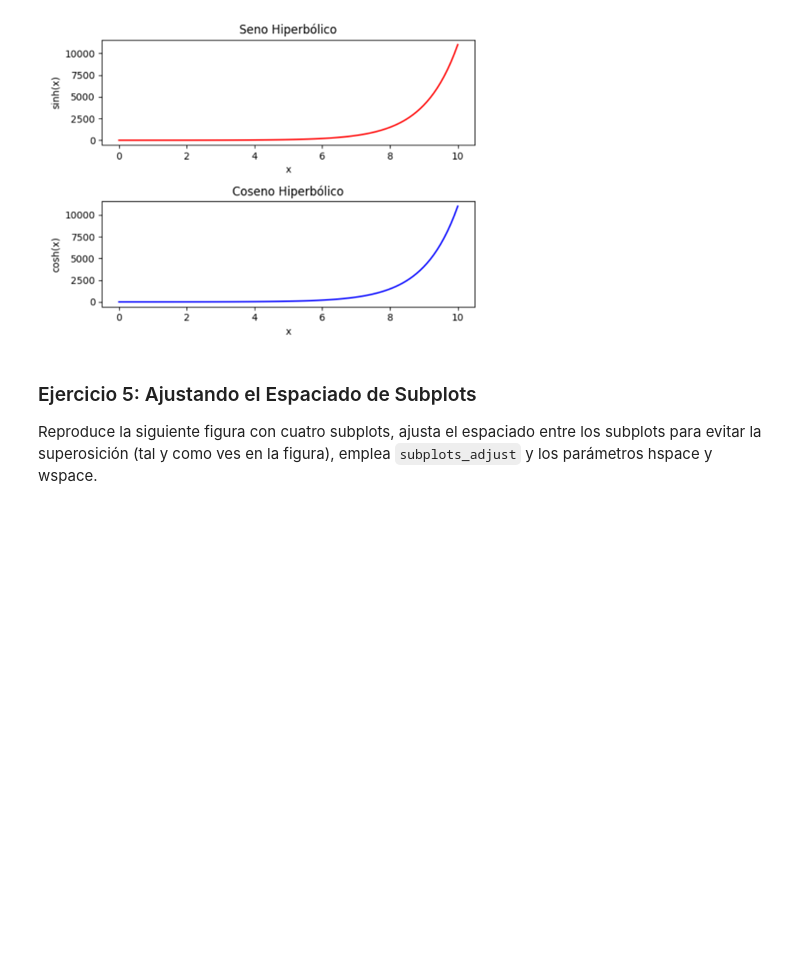
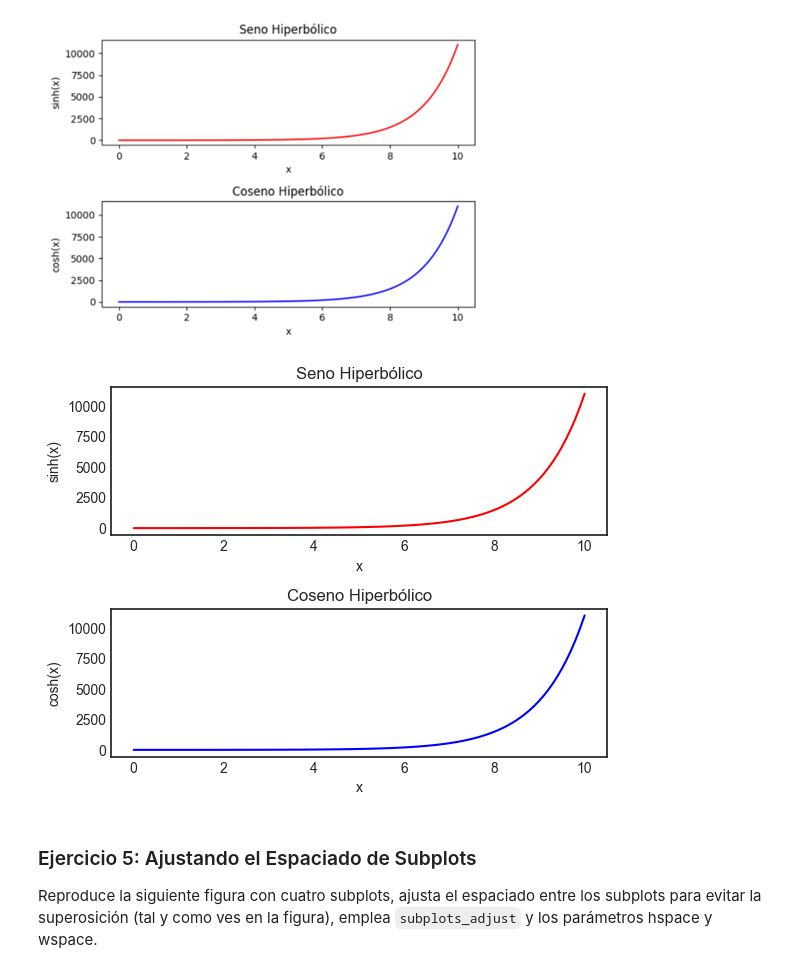
Before and after one commit to noemontiels/ONLINE_DS_THEBRIDGE_NOELIAMONTIEL, a Jupyter notebook: 03_Analisis_de_Datos/Sprint_08/Unidad_01/Ejercicios_Workout/10_Ejercicios_Basicos.ipynb, the cells around one changed output. Saved outputs shown, nothing was run; the diff lists cells and outputs as text; code cells hidden in the pictures; blank space fills up the shorter version.

```diff
--- a/03_Analisis_de_Datos/Sprint_08/Unidad_01/Ejercicios_Workout/10_Ejercicios_Basicos.ipynb
+++ b/03_Analisis_de_Datos/Sprint_08/Unidad_01/Ejercicios_Workout/10_Ejercicios_Basicos.ipynb
@@ -52,6 +77,21 @@ Reproduce la figura siguiente. Recuerda que las funciones seno hiperbólico y co
 * np.cosh, coseno hiperbólico;
 # %% [markdown]
 ![image.png](attachment:image.png)
+# %%
+fig, ax = plt.subplots(2, 1)
+plt.subplots_adjust(hspace = 0.5)
+
+ax[0].plot(x, np.sinh(x), color = "red")
+ax[0].set_title("Seno Hiperbólico")
+ax[0].set_xlabel("x")
+ax[0].set_ylabel("sinh(x)")
+
+ax[1].plot(x, np.cosh(x), color = "blue")
+ax[1].set_title("Coseno Hiperbólico")
+ax[1].set_xlabel("x")
+ax[1].set_ylabel("cosh(x)");
+# %% [output]
+[figure, added]
 # %% [markdown]
 ### Ejercicio 5: Ajustando el Espaciado de Subplots
 
```
Also changed, not shown: parts of 6 cells of this notebook, 1 other file.
